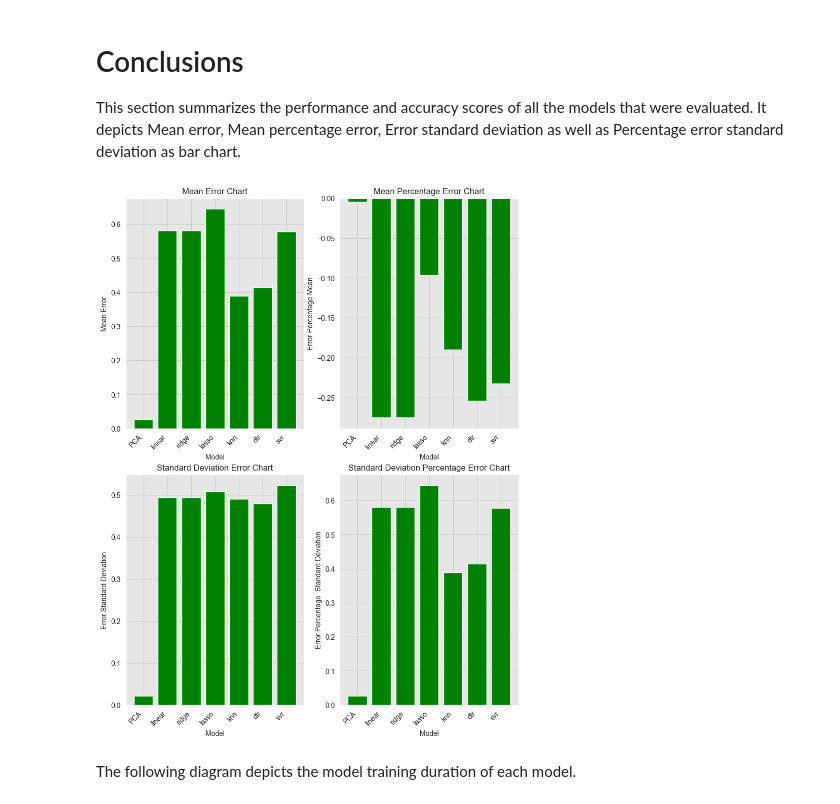
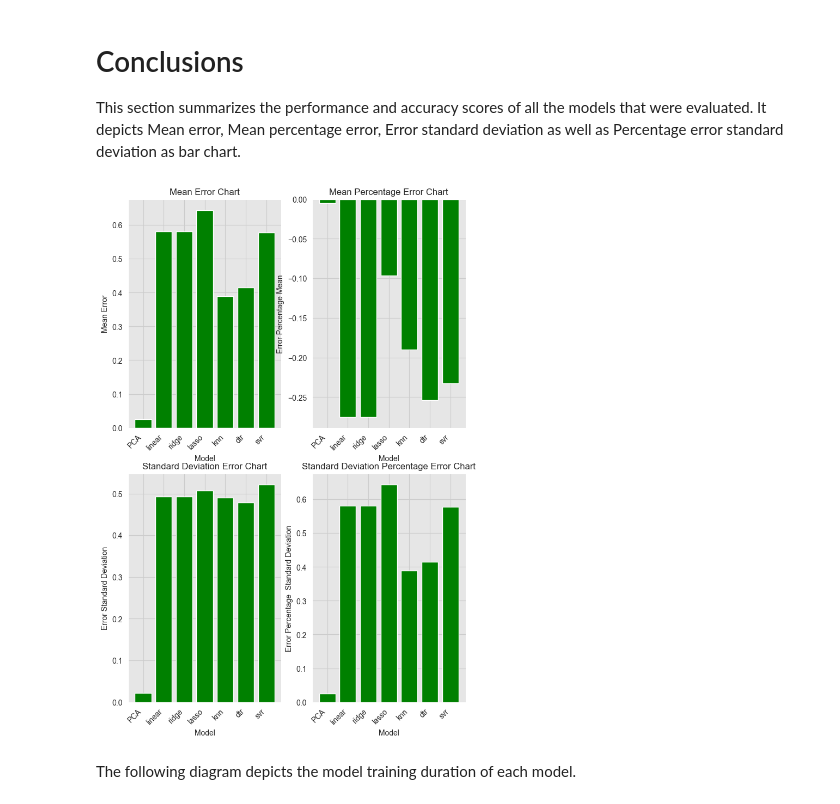
Before and after one commit to arunsarat/wifi-qoe, a Jupyter notebook: predict-mos.ipynb, the cells around one changed output. Drawn from its saved outputs; the diff is of its cells as text; code cells hidden in the pictures.

```diff
--- a/predict-mos.ipynb
+++ b/predict-mos.ipynb
@@ -212,19 +78,0 @@ def get_correlation (df):
-# %%
-def train_and_validate_model(pipe, params, X_train, X_test, y_train, y_test):
-    grid_search = GridSearchCV(pipe, param_grid= params, cv=5)
-
-    # Fit GridSearchCV to the training data
-    start_time = time.time()
-    grid_search.fit(X_train, y_train)
-    duration = time.time() - start_time
-
-    print(f'## Classifier: {grid_search.best_estimator_.named_steps['regressor']} Training Report ##')
-    print("Training time: ", duration, "seconds")
-    print("Best Parameters: ", grid_search.best_params_)
-    print("Best training Accuracy:", grid_search.best_score_)
-
-    # Test the model on the test set
-    test_score = grid_search.score(X_test, y_test)
-    print("Test Set Accuracy:", test_score)
-
-    return grid_search, duration
@@ -1055,38 +746,38 @@ model_kpi_df.head()
 # Conclusions
 This section summarizes the performance and accuracy scores of all the models that were evaluated. It depicts Mean error, Mean percentage error, Error standard deviation as well as Percentage error standard deviation as bar chart.
 # %%
-fig, axs = plt.subplots(2, 2, figsize=(10, 13))
+fig, axs = plt.subplots(2, 2, figsize=(8, 12))
 # Bar Chart with adjusted spacing
 axs[0, 0].bar(model_kpi_df['model'], model_kpi_df['mean_error'], edgecolor='white', color='green')  # Adjust width for spacing
 axs[0, 0].set_xticks(model_kpi_df['model'])  # Set x-ticks to align with bars
 axs[0, 0].set_xticklabels(model_kpi_df['model'], rotation=45, ha='right')  # Rotate labels for better readability
 axs[0, 0].set_title('Mean Error Chart')
 axs[0, 0].set_xlabel('Model')
 axs[0, 0].set_ylabel('Mean Error')
 
 axs[0, 1].bar(model_kpi_df['model'], model_kpi_df['mean_perror'], edgecolor='white', color='green')  # Adjust width for spacing
 axs[0, 1].set_xticks(model_kpi_df['model'])  # Set x-ticks to align with bars
 axs[0, 1].set_xticklabels(model_kpi_df['model'], rotation=45, ha='right')  # Rotate labels for better readability
 axs[0, 1].set_title('Mean Percentage Error Chart')
 axs[0, 1].set_xlabel('Model')
 axs[0, 1].set_ylabel('Error Percentage Mean')
 
 axs[1, 0].bar(model_kpi_df['model'], model_kpi_df['std_error'], edgecolor='white', color='green')  # Adjust width for spacing
 axs[1, 0].set_xticks(model_kpi_df['model'])  # Set x-ticks to align with bars
 axs[1, 0].set_xticklabels(model_kpi_df['model'], rotation=45, ha='right')  # Rotate labels for better readability
 axs[1, 0].set_title('Standard Deviation Error Chart')
 axs[1, 0].set_xlabel('Model')
 axs[1, 0].set_ylabel('Error Standard Deviation')
 
 axs[1, 1].bar(model_kpi_df['model'], model_kpi_df['mean_error'], edgecolor='white', color='green')  # Adjust width for spacing
 axs[1, 1].set_xticks(model_kpi_df['model'])  # Set x-ticks to align with bars
 axs[1, 1].set_xticklabels(model_kpi_df['model'], rotation=45, ha='right')  # Rotate labels for better readability
 axs[1, 1].set_title('Standard Deviation Percentage Error Chart')
 axs[1, 1].set_xlabel('Model')
 axs[1, 1].set_ylabel('Error Percentage  Standard Deviation')
 plt.show()
 # %% [output]
-[figure, old version]
+[figure, new version]
 # %% [markdown]
 The following diagram depicts the model training duration of each model.
 # %%
```
Also changed, not shown: parts of 24 cells of this notebook, 5 other files.
